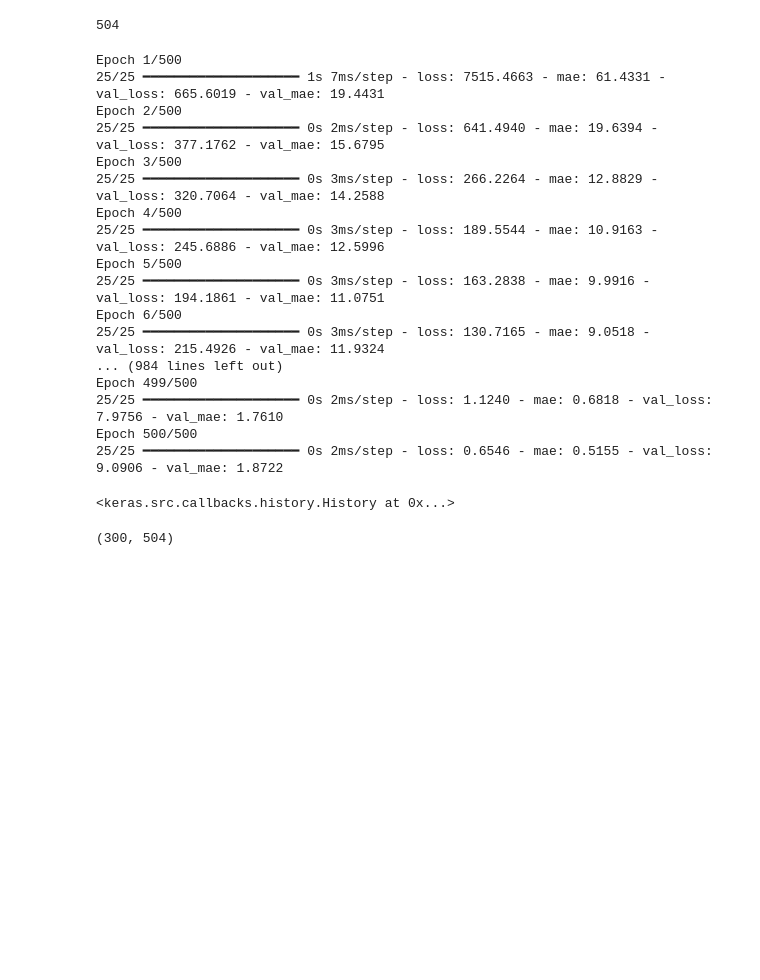
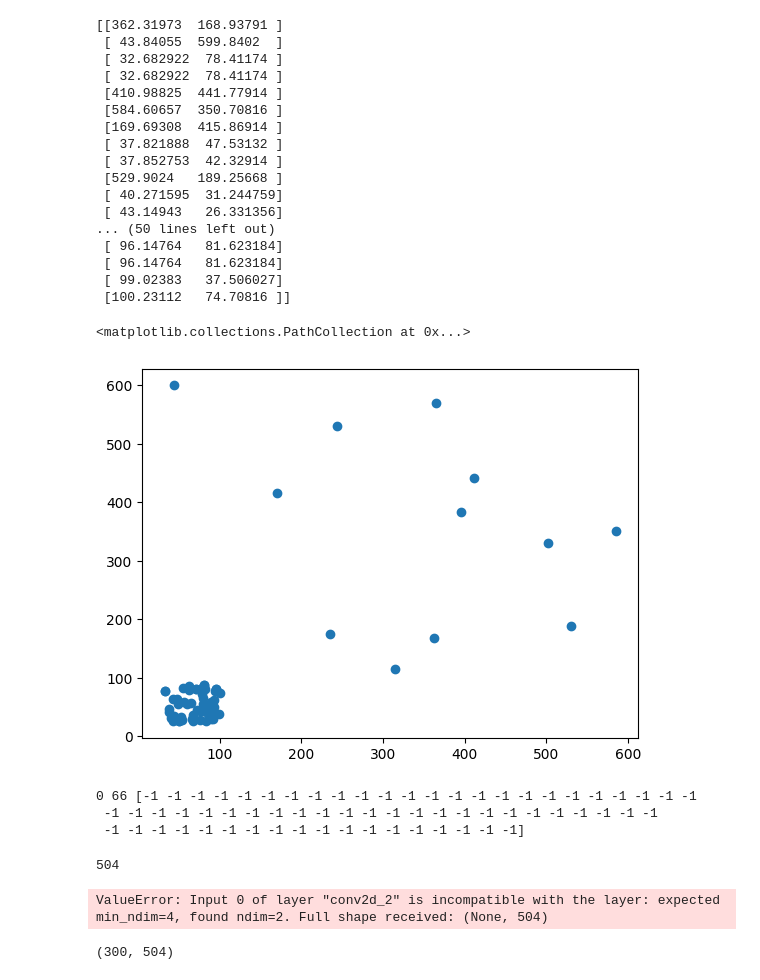
Before and after one commit to BenjiMetz/CASSINI, a Jupyter notebook: SIFT/SIFT.ipynb, the cells around one changed output. Saved outputs shown, nothing was run; the diff lists cells and outputs as text; code cells hidden in the pictures; blank space fills up the shorter version.

```diff
--- a/SIFT/SIFT.ipynb
+++ b/SIFT/SIFT.ipynb
@@ -7,3 +10,26 @@ import json
+# %%
+h = 620
+w = 620
+
+def PxltoCoord(x, y, zoom, cntr_lat, cntr_lon):
+    parallelMultiplier = math.cos(cntr_lat * math.pi / 180)
+    degreesPerPixelX = 360 / math.pow(2, zoom + 8)
+    degreesPerPixelY = 360 / math.pow(2, zoom + 8) * parallelMultiplier
+    pointLat = cntr_lat - degreesPerPixelY * (y - h / 2)
+    pointLng = cntr_lon + degreesPerPixelX * (x - w / 2)
+
+    return [float(pointLat), float(pointLng)]
+
+
+# Because of non linear transformation (going from pixel to coordinates), function has to be solved for X and Y
+def CoordToPixel(pointLat, pointLon, test_lat, test_lon, zoom):
+    parallelMultiplier = math.cos(test_lat * math.pi / 180)
+    degreesPerPixelX = 360 / math.pow(2, zoom + 8)
+    degreesPerPixelY = 360 / math.pow(2, zoom + 8) * parallelMultiplier
+
+    Y = (test_lat - pointLat) / degreesPerPixelY + 0.5 * h
+    X = (pointLon - test_lon) / degreesPerPixelX + 0.5 * w
+    return X, Y
 # %%
 def find_specific_lookup(data, search_image, template_name):
     for entry in data:
@@ -82,0 +174,26 @@ X_train, y_train = extract_features_for_templates(templates, s_img)
+# %%
+keypoints_train = extract_keypoints(templates, s_img)
+# %%
+print(keypoints_train)
+
+plt.scatter(keypoints_train[:, 0], keypoints_train[:, 1])
+# %% [output]
+[[362.31973  168.93791 ]
+ [ 43.84055  599.8402  ]
+ [ 32.682922  78.41174 ]
+ [ 32.682922  78.41174 ]
+ [410.98825  441.77914 ]
+ [584.60657  350.70816 ]
+ [169.69308  415.86914 ]
+ [ 37.821888  47.53132 ]
+ [ 37.852753  42.32914 ]
+ [529.9024   189.25668 ]
+ [ 40.271595  31.244759]
+ [ 43.14943   26.331356]
+... (50 lines left out)
+ [ 96.14764   81.623184]
+ [ 96.14764   81.623184]
+ [ 99.02383   37.506027]
+ [100.23112   74.70816 ]]
+<matplotlib.collections.PathCollection at 0x...>
+[figure, added]
@@ -83,2 +211,8 @@ X_train, y_train = extract_features_for_templates(templates, s_img)
+# %%
+print(n_clusters_, n_noise_, labels)
+# %% [output]
+0 66 [-1 -1 -1 -1 -1 -1 -1 -1 -1 -1 -1 -1 -1 -1 -1 -1 -1 -1 -1 -1 -1 -1 -1 -1
+ -1 -1 -1 -1 -1 -1 -1 -1 -1 -1 -1 -1 -1 -1 -1 -1 -1 -1 -1 -1 -1 -1 -1 -1
+ -1 -1 -1 -1 -1 -1 -1 -1 -1 -1 -1 -1 -1 -1 -1 -1 -1 -1]
 # %%
 from tensorflow.keras import layers, models
@@ -101,26 +241,9 @@ print(X_train.shape[1])
 # %%
 # Initialize and train the model
 model = build_model(X_train.shape[1])
-model.fit(X_train, y_train, epochs=500, batch_size=32, validation_split=0.2)
+model.fit(X_train, y_train, epochs=500, batch_size=64, validation_split=0.2)
 # %% [output]
-Epoch 1/500
-25/25 ━━━━━━━━━━━━━━━━━━━━ 1s 7ms/step - loss: 7515.4663 - mae: 61.4331 - val_loss: 665.6019 - val_mae: 19.4431
-Epoch 2/500
-25/25 ━━━━━━━━━━━━━━━━━━━━ 0s 2ms/step - loss: 641.4940 - mae: 19.6394 - val_loss: 377.1762 - val_mae: 15.6795
-Epoch 3/500
-25/25 ━━━━━━━━━━━━━━━━━━━━ 0s 3ms/step - loss: 266.2264 - mae: 12.8829 - val_loss: 320.7064 - val_mae: 14.2588
-Epoch 4/500
-25/25 ━━━━━━━━━━━━━━━━━━━━ 0s 3ms/step - loss: 189.5544 - mae: 10.9163 - val_loss: 245.6886 - val_mae: 12.5996
-Epoch 5/500
-25/25 ━━━━━━━━━━━━━━━━━━━━ 0s 3ms/step - loss: 163.2838 - mae: 9.9916 - val_loss: 194.1861 - val_mae: 11.0751
-Epoch 6/500
-25/25 ━━━━━━━━━━━━━━━━━━━━ 0s 3ms/step - loss: 130.7165 - mae: 9.0518 - val_loss: 215.4926 - val_mae: 11.9324
-... (984 lines left out)
-Epoch 499/500
-25/25 ━━━━━━━━━━━━━━━━━━━━ 0s 2ms/step - loss: 1.1240 - mae: 0.6818 - val_loss: 7.9756 - val_mae: 1.7610
-Epoch 500/500
-25/25 ━━━━━━━━━━━━━━━━━━━━ 0s 2ms/step - loss: 0.6546 - mae: 0.5155 - val_loss: 9.0906 - val_mae: 1.8722
+ValueError: Input 0 of layer "conv2d_2" is incompatible with the layer: expected min_ndim=4, found ndim=2. Full shape received: (None, 504)
-<keras.src.callbacks.history.History at 0x...>
 # %%
 #get image pairs
 base_path = os.path.dirname(os.getcwd())
```
Also changed, not shown: parts of 10 cells of this notebook.
